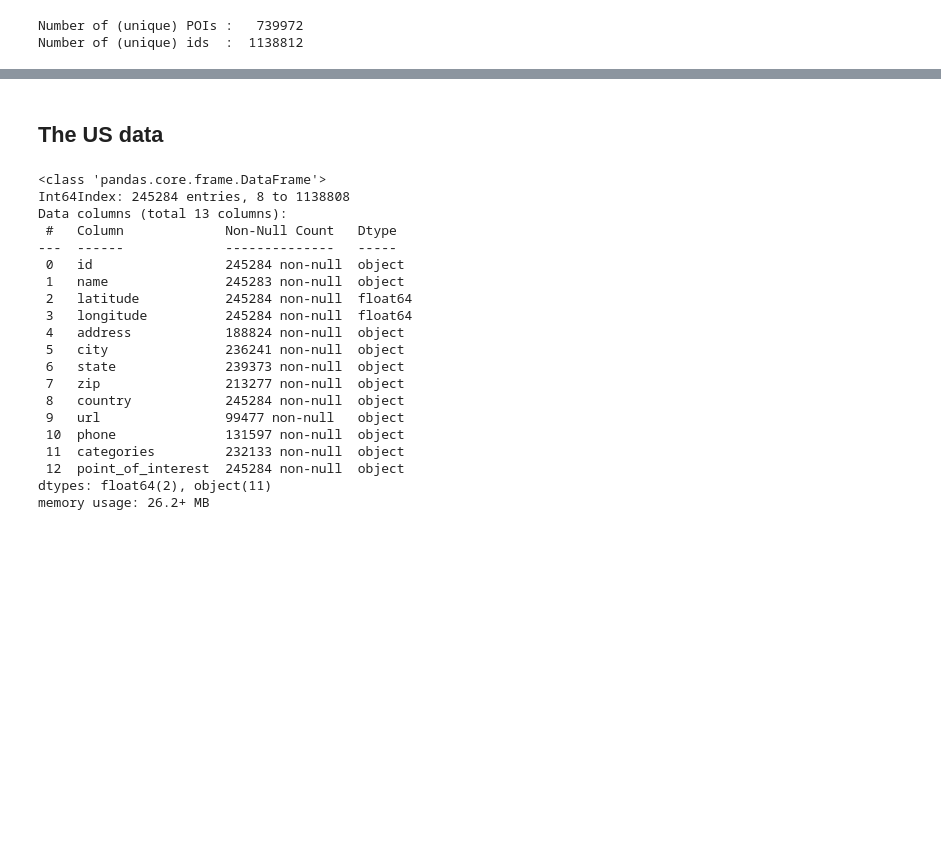
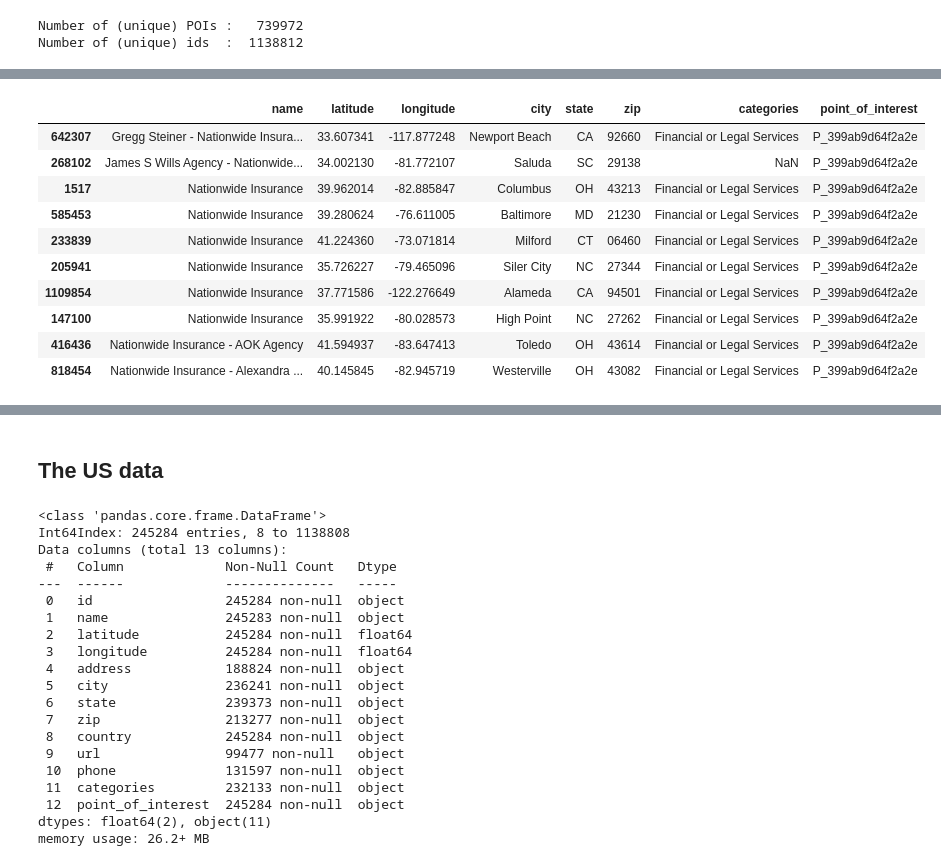
Before and after one commit to gormantt/foursquare-location-matching, a Jupyter notebook: group_code/2022.05.25_train_and_pairs_eda.ipynb, the cells around one changed output, grey strips where cells are left out. Drawn from its saved outputs; the diff is of its cells as text; code cells hidden in the pictures; blank space fills up the shorter version.

```diff
--- a/group_code/2022.05.25_train_and_pairs_eda.ipynb
+++ b/group_code/2022.05.25_train_and_pairs_eda.ipynb
@@ -443,0 +446,16 @@ plt.show()
+# %%
+# Noise: same POI with different physical places; sorted by 'name'.
+df_us.loc[df_us['point_of_interest']=='P_399ab9d64f2a2e',
+          ['name','latitude','longitude','city','state','zip','categories','point_of_interest']].sort_values(by='name').head(10)
+# %% [output]
+|  | name | latitude | longitude | city | state | zip | categories | point_of_interest |
+| 642307 | Gregg Steiner - Nationwide Insura... | 33.607341 | -117.877248 | Newport Beach | CA | 92660 | Financial or Legal Services | P_399ab9d64f2a2e |
+| 268102 | James S Wills Agency - Nationwide... | 34.002130 | -81.772107 | Saluda | SC | 29138 | NaN | P_399ab9d64f2a2e |
+| 1517 | Nationwide Insurance | 39.962014 | -82.885847 | Columbus | OH | 43213 | Financial or Legal Services | P_399ab9d64f2a2e |
+| 585453 | Nationwide Insurance | 39.280624 | -76.611005 | Baltimore | MD | 21230 | Financial or Legal Services | P_399ab9d64f2a2e |
+| 233839 | Nationwide Insurance | 41.224360 | -73.071814 | Milford | CT | 06460 | Financial or Legal Services | P_399ab9d64f2a2e |
+| 205941 | Nationwide Insurance | 35.726227 | -79.465096 | Siler City | NC | 27344 | Financial or Legal Services | P_399ab9d64f2a2e |
+| 1109854 | Nationwide Insurance | 37.771586 | -122.276649 | Alameda | CA | 94501 | Financial or Legal Services | P_399ab9d64f2a2e |
+| 147100 | Nationwide Insurance | 35.991922 | -80.028573 | High Point | NC | 27262 | Financial or Legal Services | P_399ab9d64f2a2e |
+| 416436 | Nationwide Insurance - AOK Agency | 41.594937 | -83.647413 | Toledo | OH | 43614 | Financial or Legal Services | P_399ab9d64f2a2e |
+| 818454 | Nationwide Insurance - Alexandra ... | 40.145845 | -82.945719 | Westerville | OH | 43082 | Financial or Legal Services | P_399ab9d64f2a2e |
```
Also changed, not shown: parts of 44 cells of this notebook.
